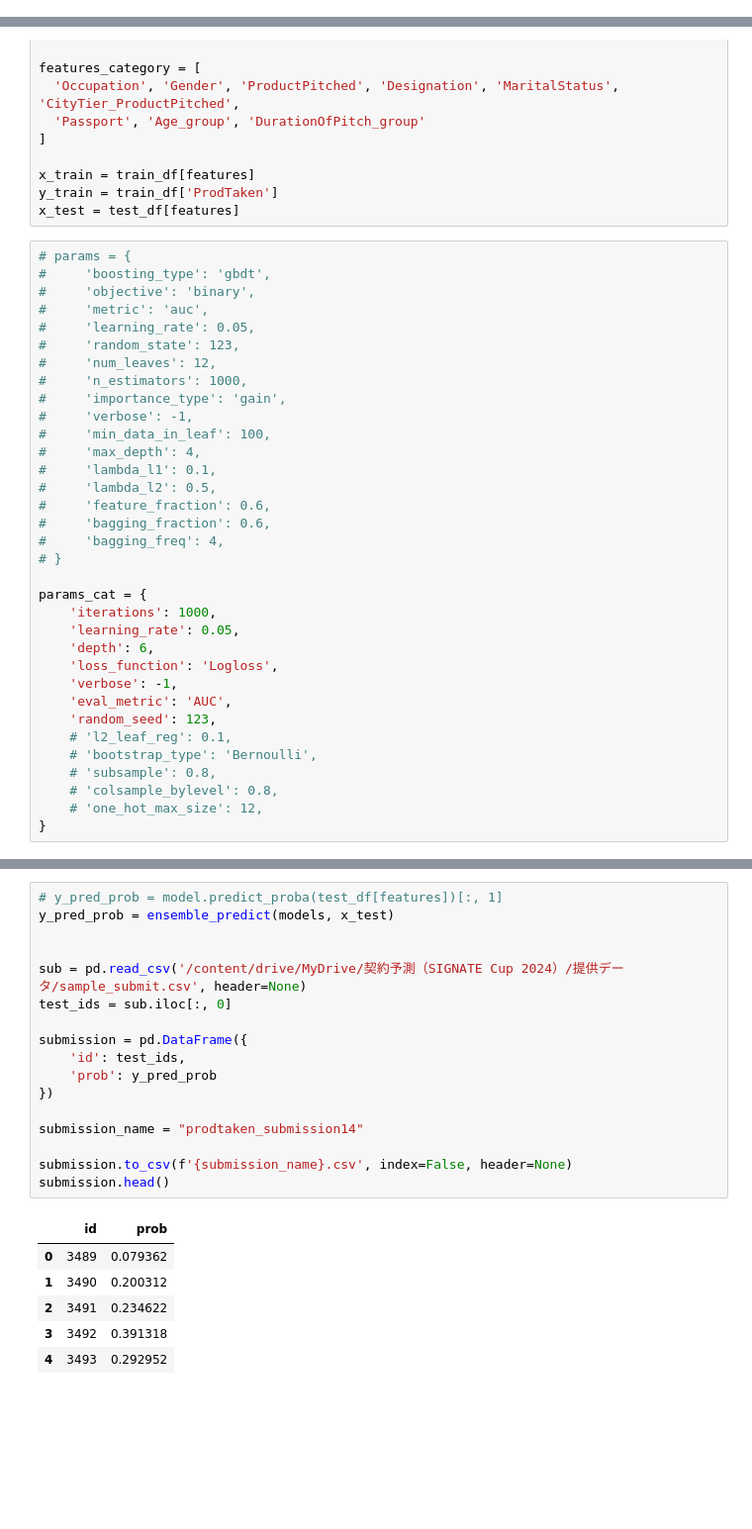
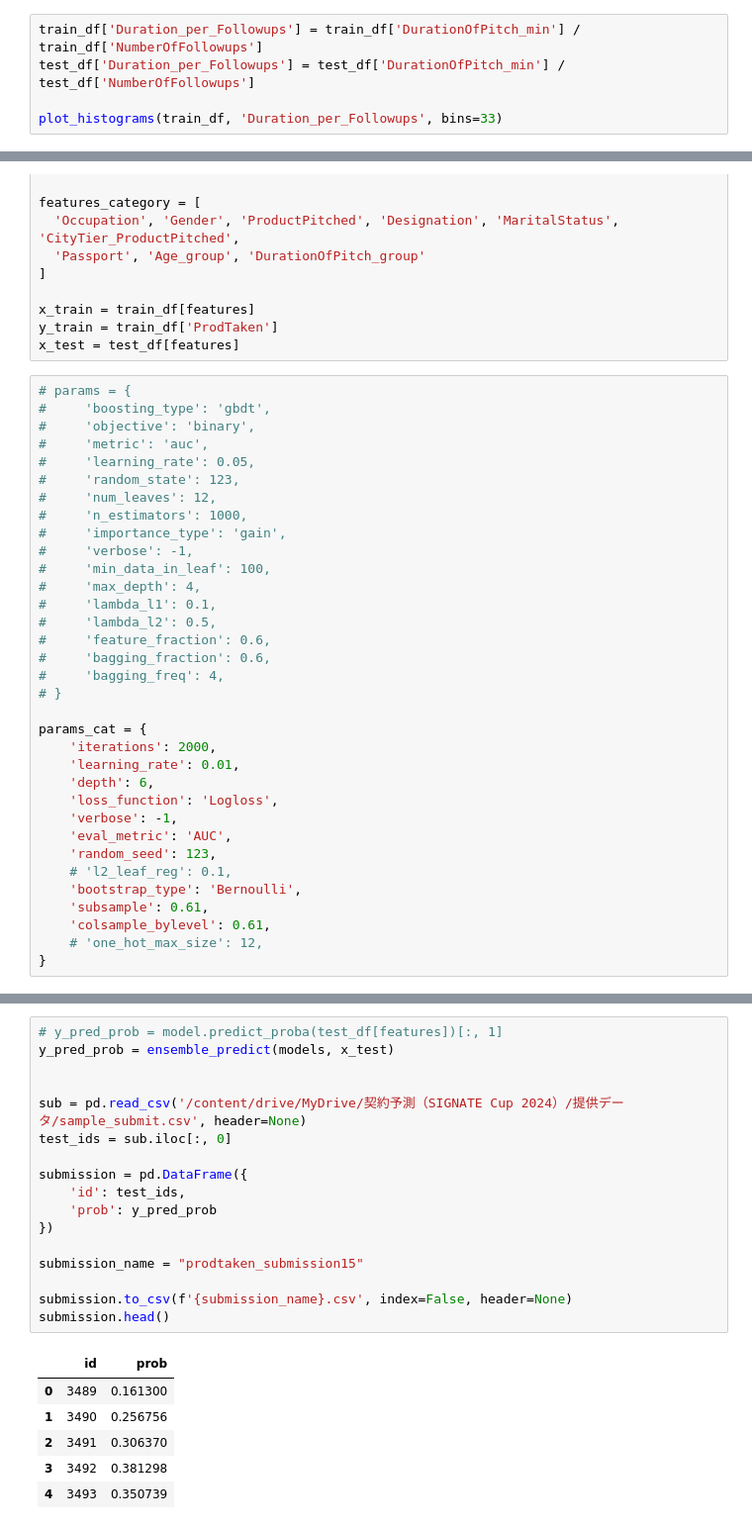
Before and after one commit to skyshine460/ProdTaken, a Jupyter notebook: ProdTaken_catboost.ipynb, the cells around one changed output, grey strips where cells are left out. Shown at 99% size. Saved outputs shown, nothing was run; the diff lists cells and outputs as text; blank space fills up the shorter version.

Commit message:
prodtaken_submission15

```diff
--- a/ProdTaken_catboost.ipynb
+++ b/ProdTaken_catboost.ipynb
@@ -500,3 +500,8 @@ crosstab_df('NumberOfFollowups')
 | 4.0 | 1222 | 189 | 0.133948 |
 | 5.0 | 464 | 60 | 0.114504 |
 | 6.0 | 25 | 14 | 0.358974 |
+# %%
+train_df['Duration_per_Followups'] = train_df['DurationOfPitch_min'] / train_df['NumberOfFollowups']
+test_df['Duration_per_Followups'] = test_df['DurationOfPitch_min'] / test_df['NumberOfFollowups']
+
+plot_histograms(train_df, 'Duration_per_Followups', bins=33)
@@ -1488,17 +1495,17 @@ x_test = test_df[features]
 # }
 
 params_cat = {
-    'iterations': 1000,
-    'learning_rate': 0.05,
+    'iterations': 2000,
+    'learning_rate': 0.01,
     'depth': 6,
     'loss_function': 'Logloss',
     'verbose': -1,
     'eval_metric': 'AUC',
     'random_seed': 123,
     # 'l2_leaf_reg': 0.1,
-    # 'bootstrap_type': 'Bernoulli',
-    # 'subsample': 0.8,
-    # 'colsample_bylevel': 0.8,
+    'bootstrap_type': 'Bernoulli',
+    'subsample': 0.61,
+    'colsample_bylevel': 0.61,
     # 'one_hot_max_size': 12,
 }
 # %%
@@ -1635,24 +1642,24 @@ plt.show()
 # %%
 # y_pred_prob = model.predict_proba(test_df[features])[:, 1]
 y_pred_prob = ensemble_predict(models, x_test)
 
 
 sub = pd.read_csv('/content/drive/MyDrive/契約予測（SIGNATE Cup 2024）/提供データ/sample_submit.csv', header=None)
 test_ids = sub.iloc[:, 0]
 
 submission = pd.DataFrame({
     'id': test_ids,
     'prob': y_pred_prob
 })
 
-submission_name = "prodtaken_submission14"
+submission_name = "prodtaken_submission15"
 
 submission.to_csv(f'{submission_name}.csv', index=False, header=None)
 submission.head()
 # %% [output]
 |  | id | prob |
-| 0 | 3489 | 0.079362 |
-| 1 | 3490 | 0.200312 |
-| 2 | 3491 | 0.234622 |
-| 3 | 3492 | 0.391318 |
-| 4 | 3493 | 0.292952 |
+| 0 | 3489 | 0.161300 |
+| 1 | 3490 | 0.256756 |
+| 2 | 3491 | 0.306370 |
+| 3 | 3492 | 0.381298 |
+| 4 | 3493 | 0.350739 |
```
Also changed, not shown: parts of 9 cells of this notebook.
